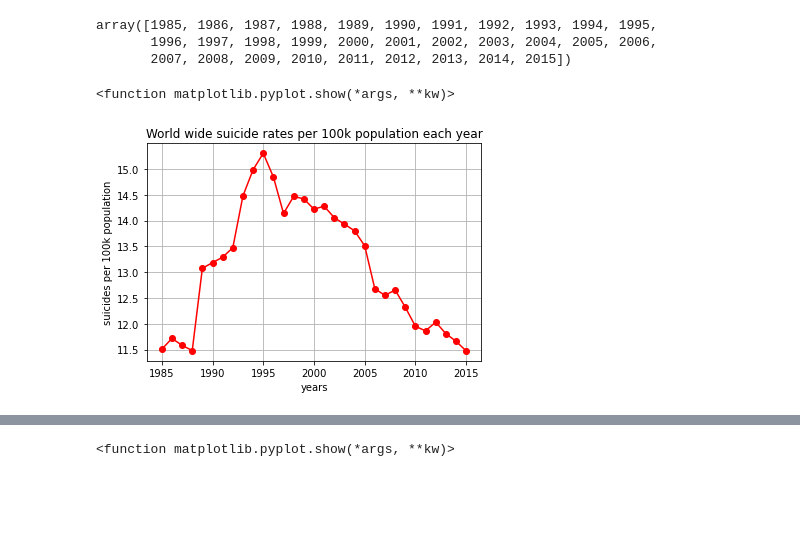
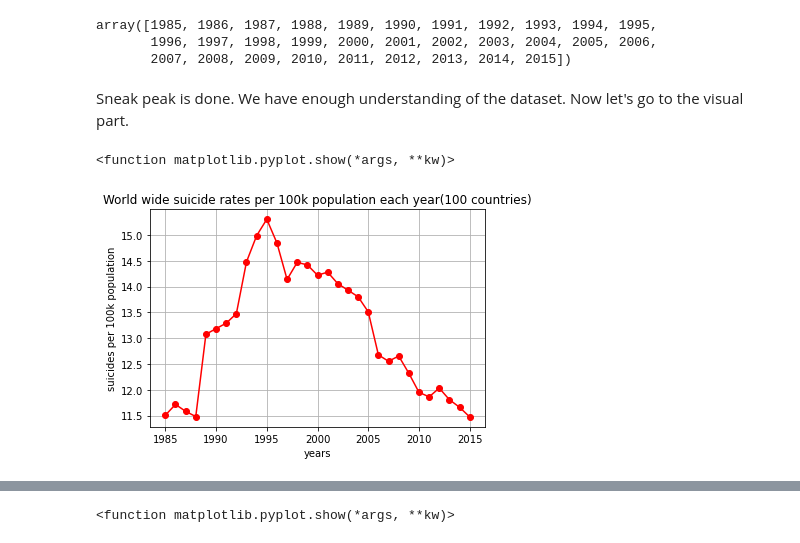
Before and after one commit to imran789924/Suicidal-data-EDA, a Jupyter notebook: understanding-suicide-cases.ipynb, the cells around one changed output, grey strips where cells are left out. Saved outputs shown, nothing was run; the diff lists cells and outputs as text; code cells hidden in the pictures; blank space fills up the shorter version.

```diff
--- a/understanding-suicide-cases.ipynb
+++ b/understanding-suicide-cases.ipynb
@@ -113,15 +126,17 @@ year_list
 array([1985, 1986, 1987, 1988, 1989, 1990, 1991, 1992, 1993, 1994, 1995,
        1996, 1997, 1998, 1999, 2000, 2001, 2002, 2003, 2004, 2005, 2006,
        2007, 2008, 2009, 2010, 2011, 2012, 2013, 2014, 2015])
+# %% [markdown]
+Sneak peak is done. We have enough understanding of the dataset. Now let's go to the visual part.
 # %%
 import matplotlib.pyplot as plt
 
 plt.plot(year_list, suicides_per_hundredK, marker='o', color='red')
 plt.xlabel('years')
 plt.ylabel('suicides per 100k population')
-plt.title('World wide suicide rates per 100k population each year')
+plt.title('World wide suicide rates per 100k population each year(100 countries)')
 plt.grid(True, which = 'both')
 plt.show
 # %% [output]
 <function matplotlib.pyplot.show(*args, **kw)>
-[figure, old version]
+[figure, new version]
```
Also changed, not shown: parts of 43 cells of this notebook.
